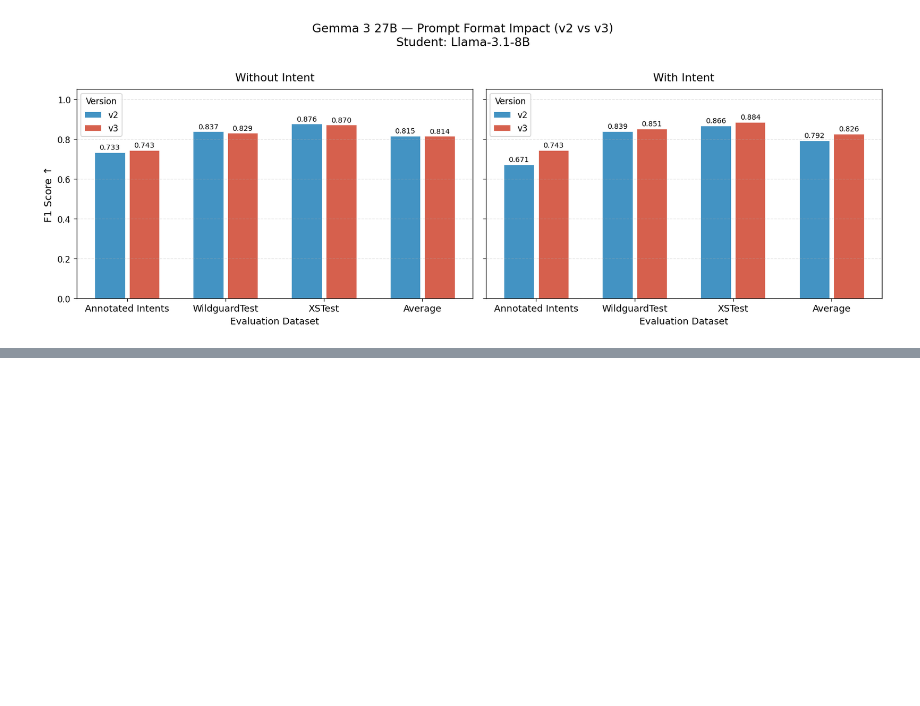
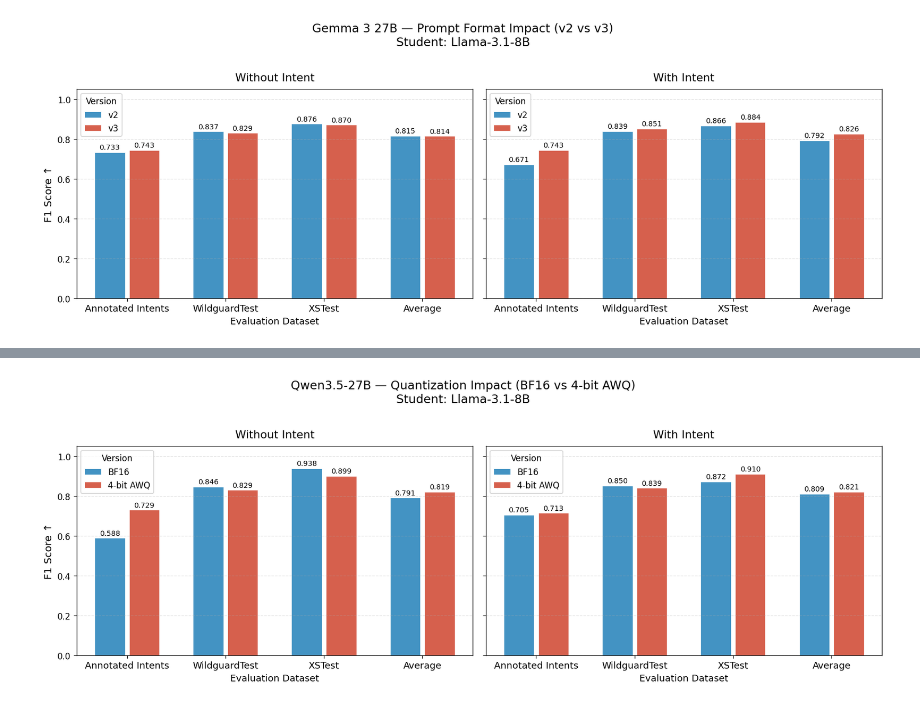
Before and after one commit to Jazhyc/aims-safety-classification, a Jupyter notebook: notebooks/distillation_teacher_sweep.ipynb, the cells around one changed output, grey strips where cells are left out. Cells and saved outputs as stored; diff of their text form; code cells hidden in the pictures; blank space fills up the shorter version.

```diff
--- a/notebooks/distillation_teacher_sweep.ipynb
+++ b/notebooks/distillation_teacher_sweep.ipynb
@@ -216,0 +189,10 @@ fmt[["version", "condition", "dataset", "f1", "precision", "recall"]].sort_value
+# %%
+df_qwen35 = load_df({
+    "Qwen-Qwen3.5-27B-v3":              "BF16",
+    "cyankiwi-Qwen3.5-27B-AWQ-4bit-v3": "4-bit AWQ",
+})
+# %%
+plot_comparison(df_qwen35, "Qwen3.5-27B — Quantization Impact (BF16 vs 4-bit AWQ)", "qwen35_quant_f1",
+                versions=("BF16", "4-bit AWQ"))
+# %% [output]
+[figure, added]
```
Also changed, not shown: parts of 17 cells of this notebook.
